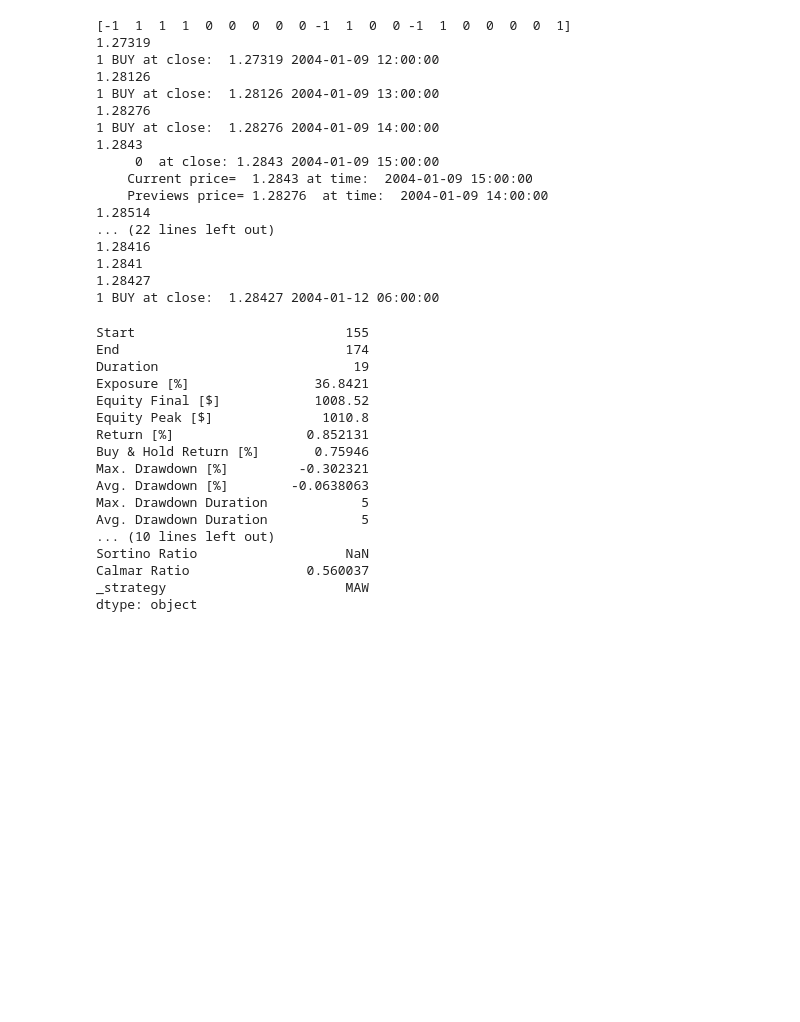
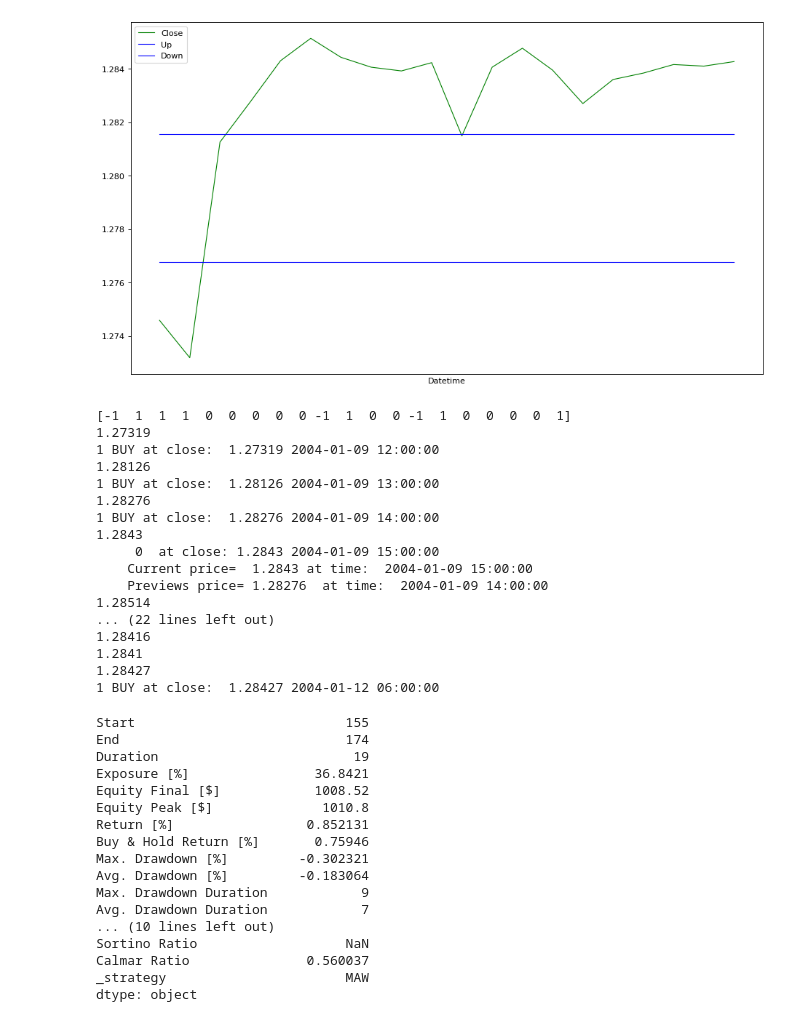
Before and after one commit to mawrer/forex_prediction, a Jupyter notebook: Jupyter Notebooks/IDI4/RSI_BACKTESTING_Colab.ipynb, the cells around one changed output. Drawn from its saved outputs; the diff is of its cells as text; code cells hidden in the pictures; blank space fills up the shorter version.

```diff
--- a/Jupyter Notebooks/IDI4/RSI_BACKTESTING_Colab.ipynb
+++ b/Jupyter Notebooks/IDI4/RSI_BACKTESTING_Colab.ipynb
@@ -44,12 +45,8 @@ Resolving deltas: 100% (52/52), done.
 cwd = os.getcwd()
 #source_data = os.path.join(cwd, r'forex historic/dukascopy/2018/')
 source_data = os.path.join(cwd, r'forex_prediction/Datasets/EURUSD/ene2004_nov2019')
-filenames = glob.glob(source_data + "/*.csv")
+filenames = glob.glob(source_data + "/*.hdf5")
 filenames.sort()
 for file in filenames:
     print(os.path.basename(file))
-DF_EURUSD_ASK = pd.read_csv(filenames[4], index_col=None, parse_dates=True, header=0)
-print(DF_EURUSD_ASK.head())
-DF_EURUSD_ASK = DF_EURUSD_ASK.iloc[155:175,:]
-print(DF_EURUSD_ASK.shape)
 # %% [output]
@@ -124,11 +116,13 @@ print(DF_EURUSD_ASK.tail(10))
 # %%
 figure(num=None, figsize=(14, 8), dpi=80, facecolor='w', edgecolor='k')
 ax = plt.gca()
-DF_EURUSD_ASK.plot(kind='line',x='Gmt time',y='Close', color='green', ax=ax, linewidth=1)
-DF_EURUSD_ASK.plot(kind='line',x='Gmt time',y='Up', color='blue', ax=ax, linewidth=1)
-DF_EURUSD_ASK.plot(kind='line',x='Gmt time',y='Down', color='blue', ax=ax, linewidth=1)
+DF_EURUSD_ASK.plot(kind='line',x='Datetime',y='Close', color='green', ax=ax, linewidth=1)
+DF_EURUSD_ASK.plot(kind='line',x='Datetime',y='Up', color='blue', ax=ax, linewidth=1)
+DF_EURUSD_ASK.plot(kind='line',x='Datetime',y='Down', color='blue', ax=ax, linewidth=1)
 plt.xticks([])
 plt.show()
+# %% [output]
+[figure, added]
 # %%
 class RSI(Strategy):
     VAR1 = 0.00011000000000000159
@@ -268,9 +262,9 @@ Equity Peak [$]              1010.8
 Return [%]                 0.852131
 Buy & Hold Return [%]       0.75946
 Max. Drawdown [%]         -0.302321
-Avg. Drawdown [%]        -0.0638063
-Max. Drawdown Duration            5
-Avg. Drawdown Duration            5
+Avg. Drawdown [%]         -0.183064
+Max. Drawdown Duration            9
+Avg. Drawdown Duration            7
 ... (10 lines left out)
 Sortino Ratio                   NaN
 Calmar Ratio               0.560037
```
Also changed, not shown: parts of 9 cells of this notebook.
